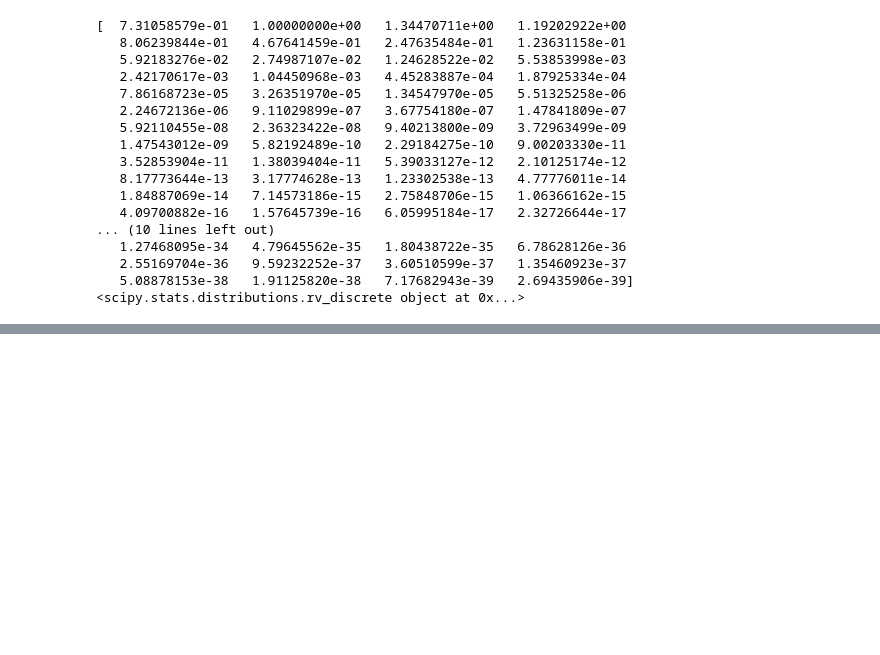
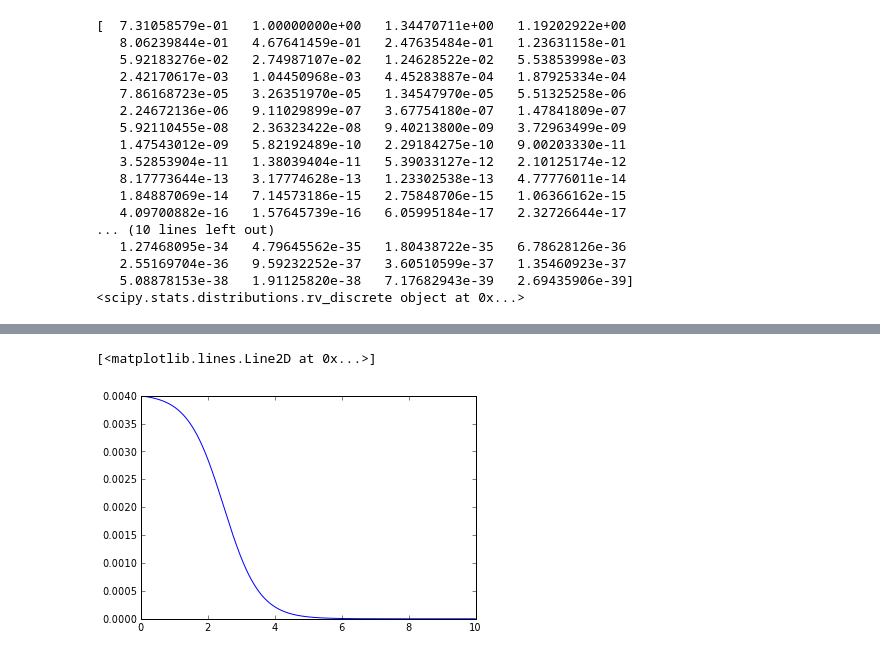
Before and after one commit to mmille60/PHYS202-SP2013, a Jupyter notebook: Project/Project testing.ipynb, the cells around one changed output, grey strips where cells are left out. Drawn from its saved outputs; the diff is of its cells as text; code cells hidden in the pictures; blank space fills up the shorter version.

```diff
--- a/Project/Project testing.ipynb
+++ b/Project/Project testing.ipynb
@@ -79,0 +97,4 @@ print t
+# %%
+sum(p_r(r))
+newp=p_r(r)/sum(p_r(r))
+sum(newp)
@@ -79,0 +128,5 @@ print t
+# %%
+plot(r,newp)
+# %% [output]
+[<matplotlib.lines.Line2D at 0x...>]
+[figure, added]
```
Also changed, not shown: parts of 6 cells of this notebook, 1 other file.
